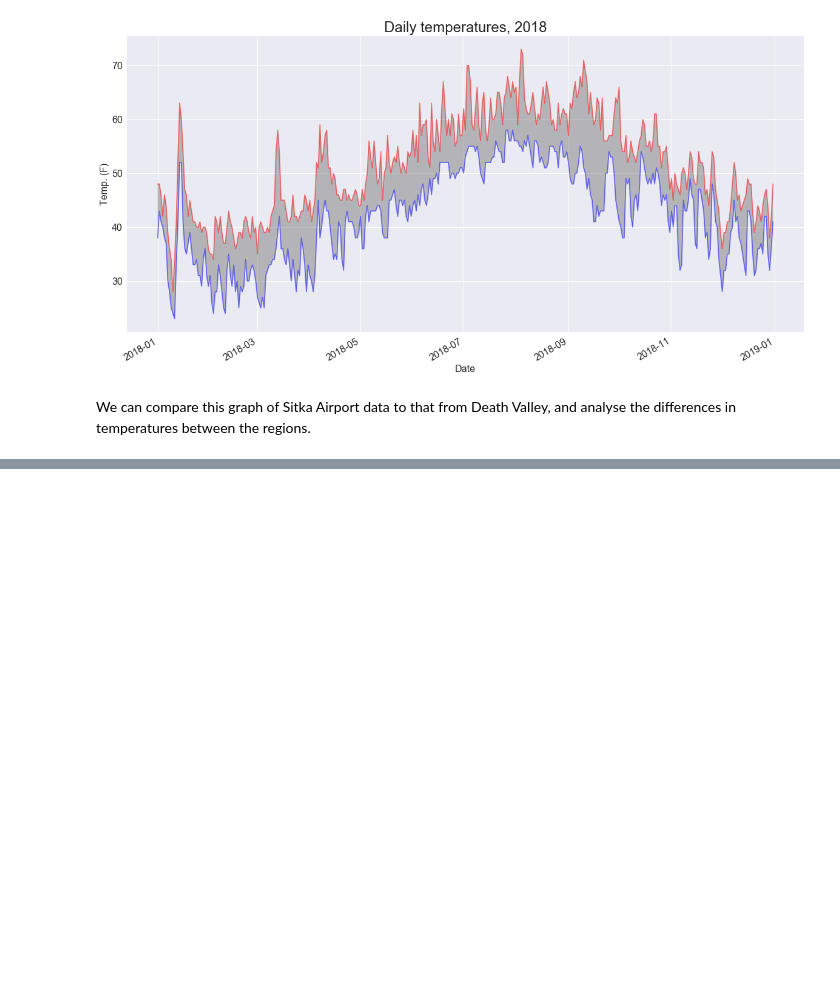
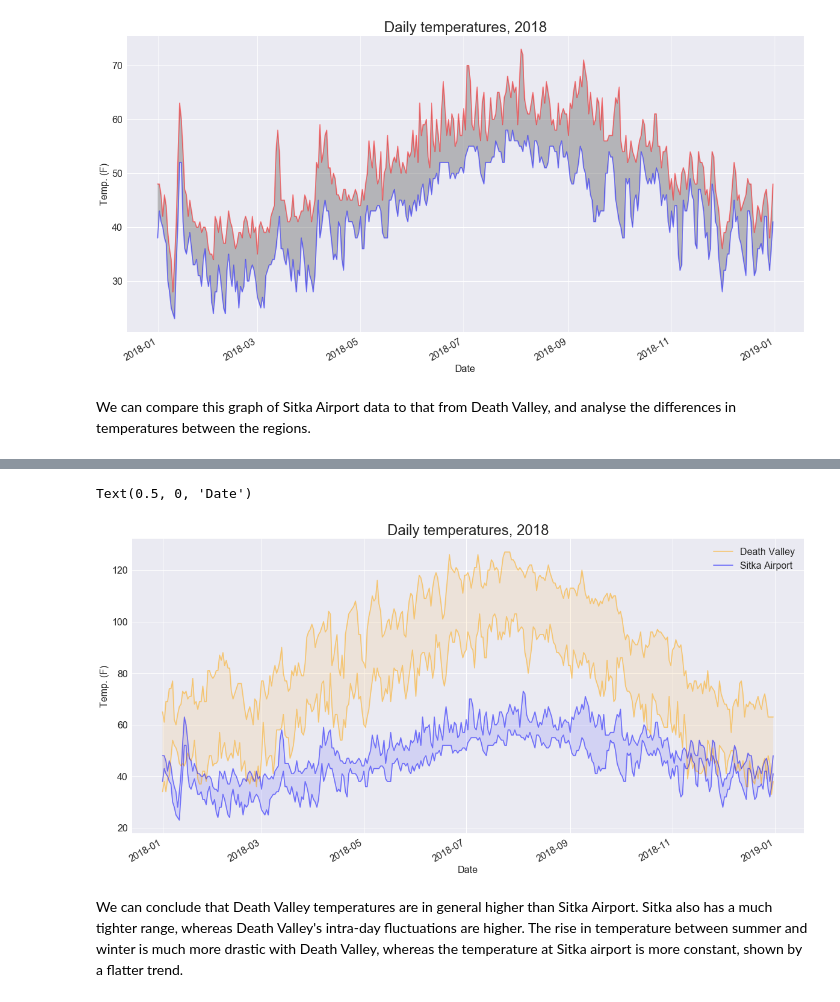
Before and after one commit to kishchandrakumar/Personal-Projects, a Jupyter notebook: Plotting_weather_data_from_CSV.ipynb, the cells around one changed output, grey strips where cells are left out. Saved outputs shown, nothing was run; the diff lists cells and outputs as text; code cells hidden in the pictures; blank space fills up the shorter version.

Commit message:
added final plot

```diff
--- a/Plotting_weather_data_from_CSV.ipynb
+++ b/Plotting_weather_data_from_CSV.ipynb
@@ -114,0 +134,21 @@ with open(filepath) as opened_file:
+# %%
+#added error handling:
+with open(filepath) as opened_file:
+    file_reader = csv.reader(opened_file)
+    header = next(file_reader)
+
+    dates_dv, highs_dv, lows_dv = [],[],[]
+    for i in file_reader:
+        row_date = datetime.strptime(i[2],'%Y-%m-%d')
+
+        try:
+            row_high = int(i[4])
+            row_low  = int(i[5])
+
+        except ValueError:
+            print(f"Missing value at {row_date}")
+
+        else: #Only runs if the try block is successful
+            dates_dv.append(row_date)
+            highs_dv.append(row_high)
+            lows_dv.append(row_low)
@@ -114,0 +157,25 @@ with open(filepath) as opened_file:
+# %%
+plt.style.use('seaborn')
+fig, ax = plt.subplots(figsize=(20,10))
+
+#Death valley data
+ax.plot(dates_dv, highs_dv, c='orange', alpha=0.5, label='Death Valley')
+ax.plot(dates_dv, lows_dv, c='orange', alpha=0.5)
+ax.fill_between(dates_dv, lows_dv, highs_dv, facecolor='orange',alpha=0.1)
+
+#Sitka Airport data
+ax.plot(dates, highs, c='blue', alpha=0.5, label='Sitka Airport')
+ax.plot(dates, lows, c='blue', alpha=0.5)
+ax.fill_between(dates, lows, highs, facecolor='blue',alpha=0.1)
+
+ax.legend(fontsize=16)
+fig.autofmt_xdate()
+ax.tick_params(which='major', labelsize=16)
+ax.set_title('Daily temperatures, 2018', fontsize=24)
+ax.set_ylabel('Temp. (F)', fontsize=16)
+ax.set_xlabel('Date', fontsize=16)
+# %% [output]
+Text(0.5, 0, 'Date')
+[figure, added]
+# %% [markdown]
+We can conclude that Death Valley temperatures are in general higher than Sitka Airport. Sitka also has a much tighter range, whereas Death Valley's intra-day fluctuations are higher. The rise in temperature between summer and winter is much more drastic with Death Valley, whereas the temperature at Sitka airport is more constant, shown by a flatter trend.
```
Also changed, not shown: parts of 4 cells of this notebook.
